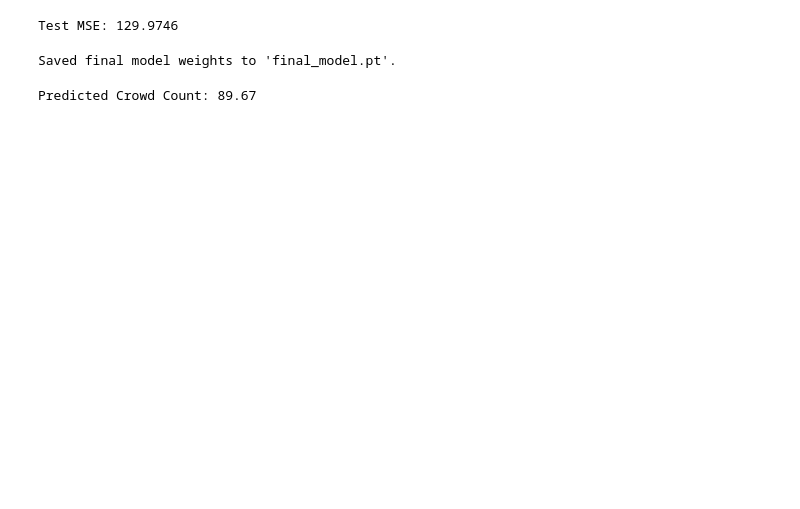
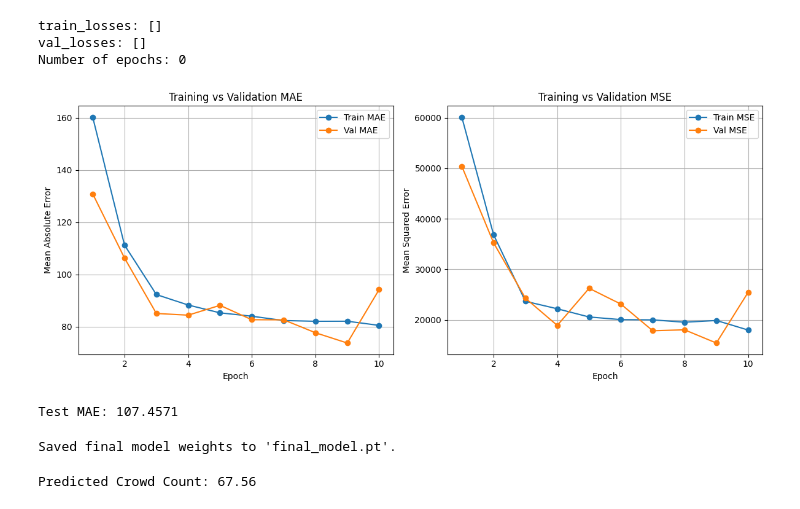
Before and after one commit to zub19/crowdNN, a Jupyter notebook: CNN.ipynb, the cells around one changed output. Cells and saved outputs as stored; diff of their text form; code cells hidden in the pictures; blank space fills up the shorter version.

Commit message:
Figures
This is the code that I used to make the vizualizations

```diff
--- a/CNN.ipynb
+++ b/CNN.ipynb
@@ -355,9 +409,56 @@ Epoch 12/15
+# %%
+print("train_losses:", train_losses)
+print("val_losses:", val_losses)
+print("Number of epochs:", len(train_losses))
+# %% [output]
+train_losses: []
+val_losses: []
+Number of epochs: 0
+# %%
+import matplotlib.pyplot as plt
+
+# Data from your training log
+epochs = list(range(1, 11))
+
+train_mae = [160.2076, 111.2346, 92.3242, 88.3137, 85.3222, 84.0335, 82.3857, 82.0936, 82.1185, 80.5173]
+val_mae   = [130.8584, 106.2832, 85.0793, 84.4388, 88.1896, 82.6957, 82.6495, 77.7093, 73.7809, 94.1968]
+
+train_mse = [60115.1267, 36802.3168, 23659.9614, 22180.5972, 20560.4029, 20038.9375, 19992.4514, 19516.2139, 19865.0376, 17971.2919]
+val_mse   = [50387.8903, 35221.0649, 24267.8620, 18885.3569, 26238.3163, 23107.5462, 17832.5935, 18016.3214, 15407.1998, 25459.9674]
+
+# Plot
+plt.figure(figsize=(12, 5))
+
+# MAE
+plt.subplot(1, 2, 1)
+plt.plot(epochs, train_mae, marker='o', label='Train MAE')
+plt.plot(epochs, val_mae, marker='o', label='Val MAE')
+plt.xlabel('Epoch')
+plt.ylabel('Mean Absolute Error')
+plt.title('Training vs Validation MAE')
+plt.grid(True)
+plt.legend()
+
+# MSE
+plt.subplot(1, 2, 2)
+plt.plot(epochs, train_mse, marker='o', label='Train MSE')
+plt.plot(epochs, val_mse, marker='o', label='Val MSE')
+plt.xlabel('Epoch')
+plt.ylabel('Mean Squared Error')
+plt.title('Training vs Validation MSE')
+plt.grid(True)
+plt.legend()
+
+plt.tight_layout()
+plt.show()
+# %% [output]
+[figure, added]
 # %%
 test_dataset = CrowdDataset(splits['test'], transform=transform)
-test_loader = DataLoader(test_dataset, batch_size=32)
+test_loader = DataLoader(test_dataset, batch_size=16)
 
 test_loss = evaluate_model(model, test_loader, criterion, device)
 print(f"Test MAE: {test_loss:.4f}")
 # %% [output]
-Test MSE: 129.9746
+Test MAE: 107.4571
 # %%
@@ -399,8 +495,8 @@ def predict_count_from_image(model, image_path, transform, device='cpu'):
 
     return predicted_count
 # %%
-test_image_path = "./jhu_crowd_v2.0/test.jpg"  # or any path
+test_image_path = "./jhu_crowd_v2.0/test6.jpeg"  # or any path
 predicted = predict_count_from_image(model, test_image_path, transform, device)
 print(f"Predicted Crowd Count: {predicted:.2f}")
 # %% [output]
-Predicted Crowd Count: 89.67
+Predicted Crowd Count: 67.56
```
Also changed, not shown: parts of 10 cells of this notebook.
